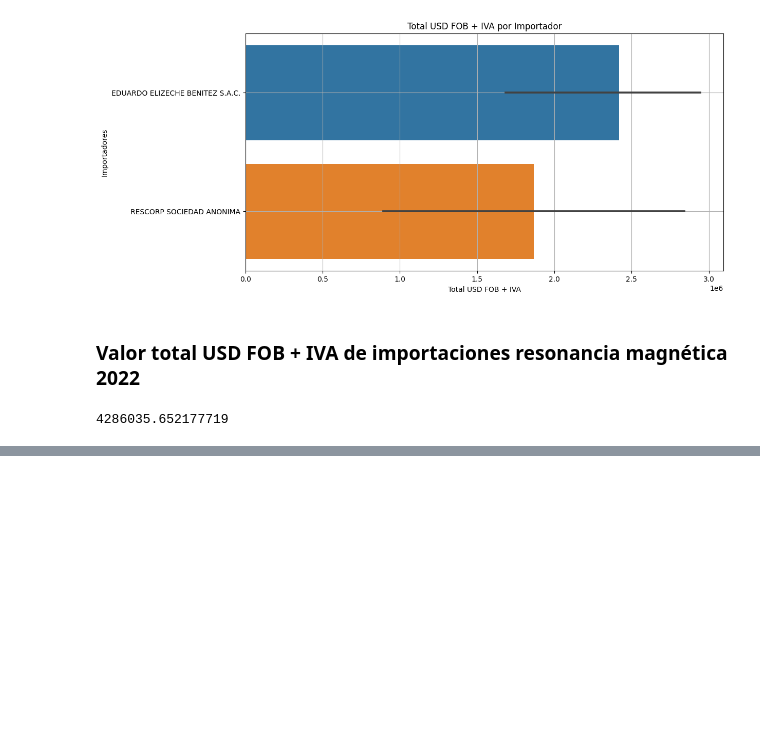
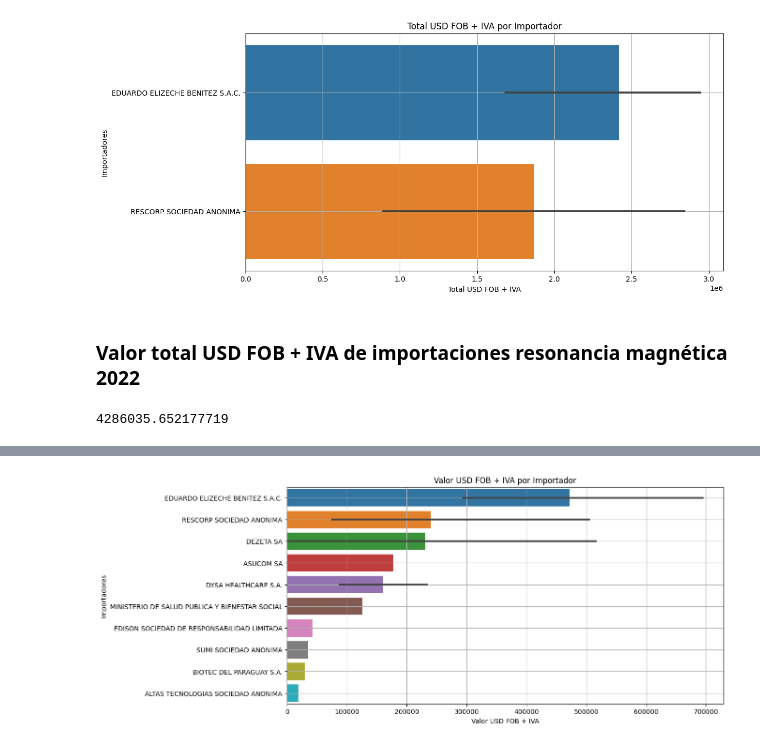
Before and after one commit to christian180492/An-lisis-Importaciones, a Jupyter notebook: Estudio_Importaciones_2022.ipynb, the cells around one changed output, grey strips where cells are left out. Cells and saved outputs as stored; diff of their text form; code cells hidden in the pictures; blank space fills up the shorter version.

```diff
--- a/Estudio_Importaciones_2022.ipynb
+++ b/Estudio_Importaciones_2022.ipynb
@@ -929,0 +1046,11 @@ print(sum_rmi)
+# %%
+# Agrupar y sumar los valores de 'VALOR FINAL' por 'IMPORTADOR'
+grupo_importador = data_RX.groupby('IMPORTADOR')['VALOR FINAL'].sum()
+
+# Ordenar en orden descendente
+grupo_importador = grupo_importador.sort_values(ascending=False)
+
+# Extraer los importadores únicos en el orden correspondiente
+importadores = grupo_importador.index.tolist()
+
+grupo_importador
@@ -929,0 +1070,13 @@ print(sum_rmi)
+# %%
+data_RX['IMPORTADOR'] = pd.Categorical(data_RX['IMPORTADOR'], categories=importadores, ordered=True)
+
+plt.figure(figsize=(12, 6))
+ax = sns.barplot(data=data_RX, y='IMPORTADOR', x='VALOR FINAL', estimator='sum')
+plt.xlabel('Valor USD FOB + IVA')
+plt.ylabel('Importadores')
+plt.title('Valor USD FOB + IVA por Importador')
+plt.grid(True)
+
+plt.show()
+# %% [output]
+[figure, added]
```
Also changed, not shown: parts of 14 cells of this notebook.
